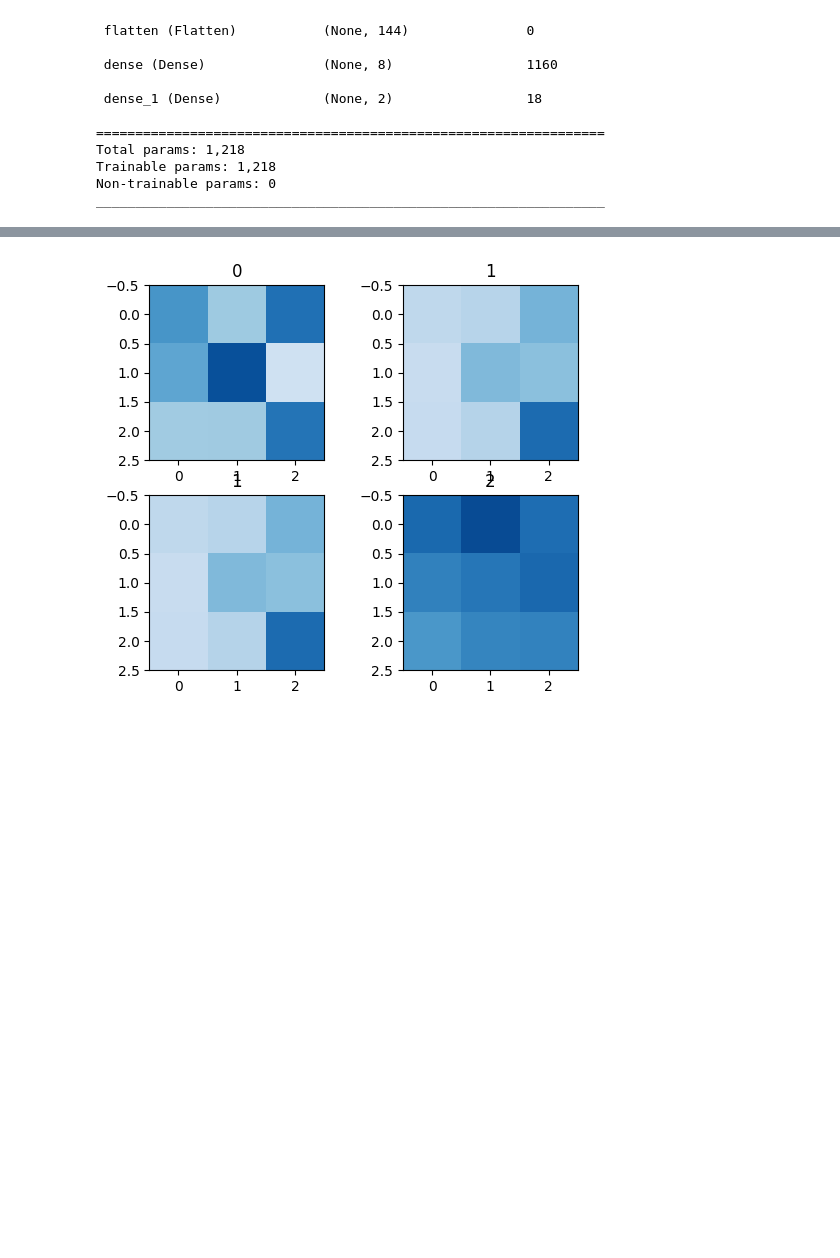
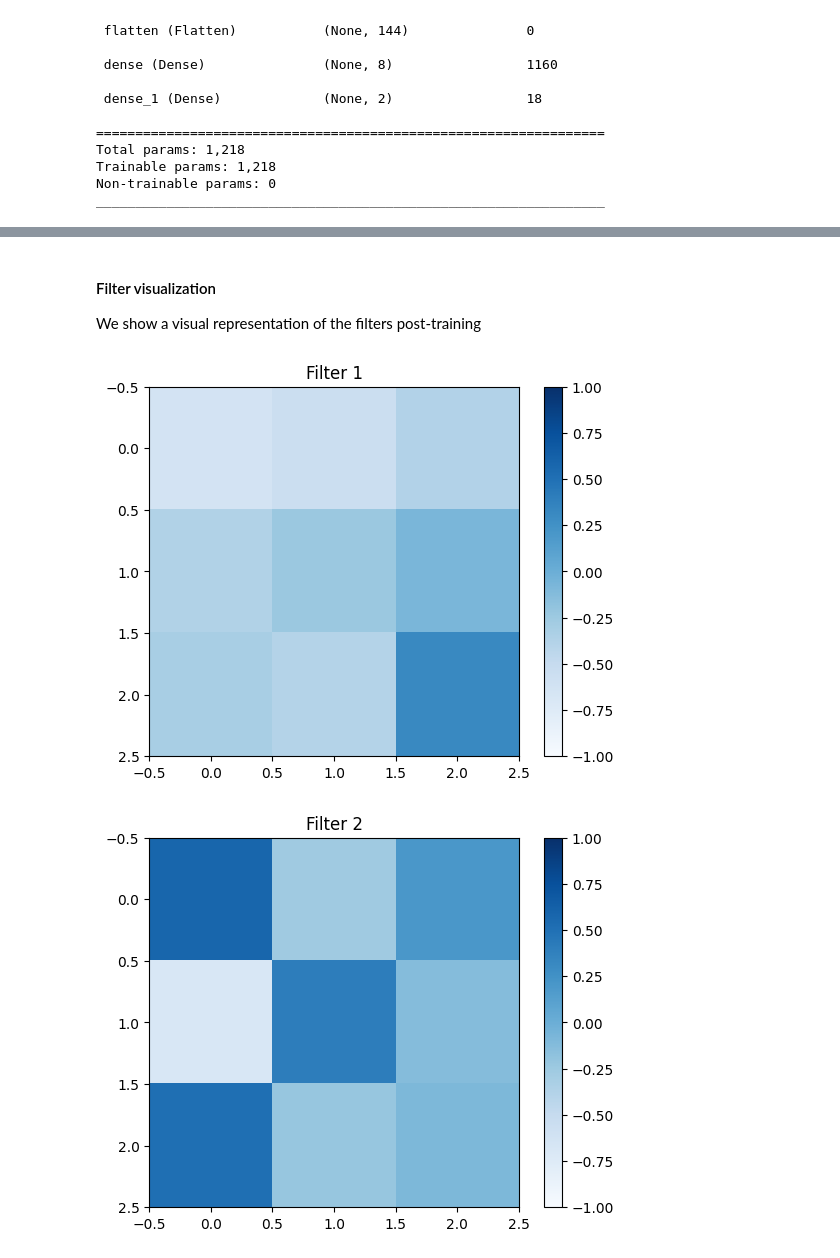
Before and after one commit to SushiSuperposition/ProfHurst_PHYS240_Sp23, a Jupyter notebook: Pruitt/In Class 11 - Alexi, Pranav, Jason.ipynb, the cells around one changed output, grey strips where cells are left out. Cells and saved outputs as stored; diff of their text form; code cells hidden in the pictures; blank space fills up the shorter version.

```diff
--- a/Pruitt/In Class 11 - Alexi, Pranav, Jason.ipynb
+++ b/Pruitt/In Class 11 - Alexi, Pranav, Jason.ipynb
@@ -63,11 +78,10 @@ Y_test = Y[8*N//10:,:]
 from tensorflow.keras.models import Sequential
 from tensorflow.keras.layers import Activation, BatchNormalization, Conv2D, Dense, Dropout, Flatten, MaxPooling2D, GlobalAveragePooling2D
 
+
 def create_model():
     model = Sequential([
-        Conv2D(filters=4,
-               kernel_size=(3, 3),
-               input_shape=(8, 8, 1)),
+        Conv2D(filters=4, kernel_size=(3, 3), input_shape=(8, 8, 1)),
         Activation('relu'),
         Flatten(),
         Dense(units=8, activation='relu'),
@@ -100,8 +114,14 @@ Non-trainable params: 0
 _________________________________________________________________
 # %%
 # model.compile(loss='mean_squared_error', optimizer='adam', metrics=['accuracy'])
-model.compile(loss='categorical_crossentropy', optimizer='adam', metrics=['accuracy'])
+model.compile(loss='categorical_crossentropy',
+              optimizer='adam',
+              metrics=['accuracy'])
 # %%
-history = model.fit(X_train, Y_train, validation_data = (X_test, Y_test),epochs=100, batch_size=100)
+history = model.fit(X_train,
+                    Y_train,
+                    validation_data=(X_test, Y_test),
+                    epochs=100,
+                    batch_size=100)
 # %% [output]
 Epoch 1/100
@@ -124,14 +144,20 @@ Epoch 100/100
+# %% [markdown]
+#### Filter visualization
+We show a visual representation of the filters post-training
 # %%
 np.shape(model.get_weights()[0])
-weights = model.get_weights()[0][:,:,0,:]
+weights = model.get_weights()[0][:, :, 0, :]
 
-fig, ax = plt.subplots(nrows=2, ncols=2, figsize=(6, 5))
-for i in range(2):
-    for j in range(2):
-        ax[i, j].set_title(f'{i+j}')
-        ax[i, j].imshow(weights[:, :, i+j], interpolation='none', cmap='Blues', vmin=-1, vmax=1)
-plt.show()
-# for i in range(3):
-#     plt.imshow(weights[:, :, i], interpolation='none', cmap='Blues', vmin=-1, vmax=1)
+# look at the filters after training
+for i in range(4):
+    plt.figure()
+    plt.title(f'Filter {i+1}')
+    plt.imshow(weights[:, :, i],
+               interpolation='none',
+               cmap='Blues',
+               vmin=-1,
+               vmax=1)
+    plt.colorbar()
 # %% [output]
-[figure, old version]
+[figure, new version]
+[figure, added]
```
Also changed, not shown: parts of 17 cells of this notebook, 4 other files.
